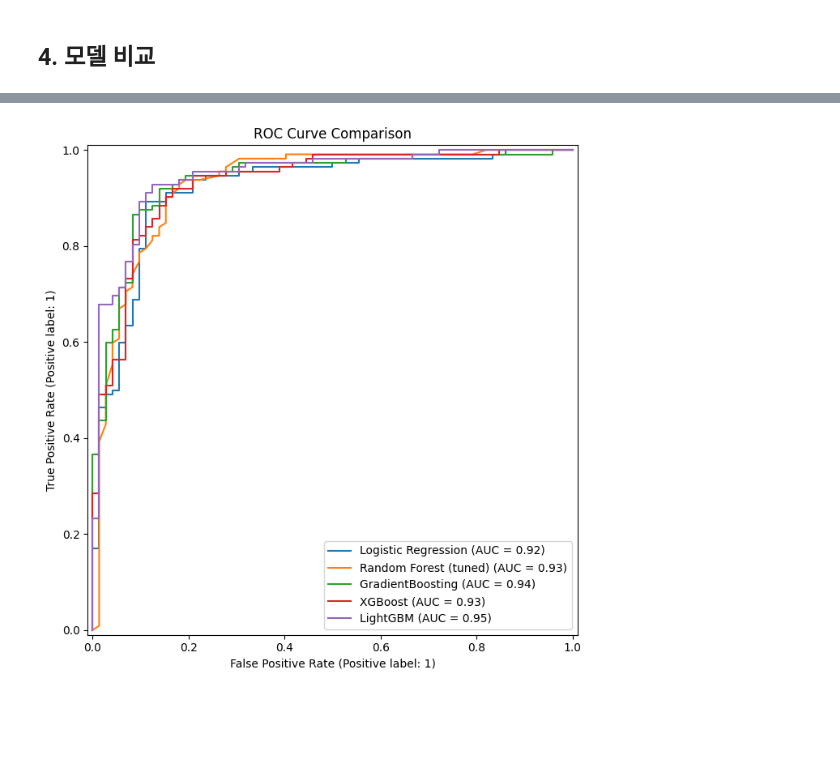
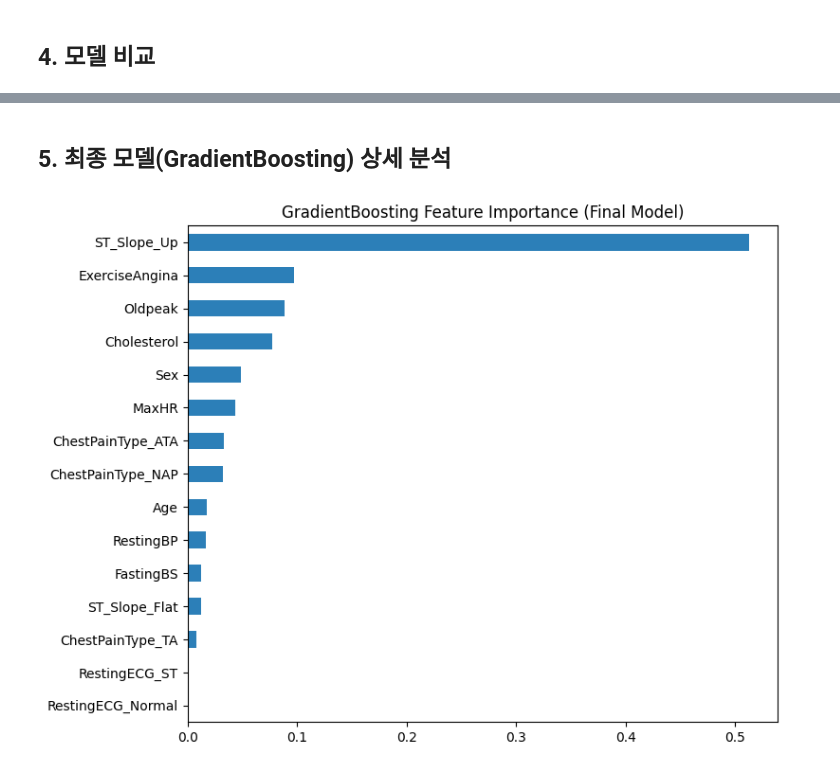
Before and after one commit to rhantj/Heart-Disease, a Jupyter notebook: heart_modeling.ipynb, the cells around one changed output, grey strips where cells are left out. Drawn from its saved outputs; the diff is of its cells as text; code cells hidden in the pictures; blank space fills up the shorter version.

```diff
--- a/heart_modeling.ipynb
+++ b/heart_modeling.ipynb
@@ -272,17 +306,15 @@ plt.show()
-# %%
-all_probas = {
-    'Logistic Regression': y_proba_lr,
-    'Random Forest (tuned)': y_proba_rf_best,
-    **{name: res['y_proba'] for name, res in boosting_results.items()},
-}
-
-fig, ax = plt.subplots(figsize=(7, 7))
-for name, proba in all_probas.items():
-    true_y = y_test_lr if name == 'Logistic Regression' else y_test_rf
-    RocCurveDisplay.from_predictions(true_y, proba, ax=ax, name=name)
-ax.set_title('ROC Curve Comparison')
-plt.tight_layout()
-plt.savefig('output/heart-figures/roc_curve_comparison.png', dpi=120)
-plt.show()
-# %% [output]
-[figure, removed]
+# %% [markdown]
+## 5. 최종 모델(GradientBoosting) 상세 분석
+# %%
+# 최종 채택 모델(GradientBoosting, 임상 목적상 누락/과잉검사 균형이 가장 우수)의 변수 중요도
+gb_best = boosting_results['GradientBoosting']['model']
+gb_importance = pd.Series(gb_best.feature_importances_, index=X_train_rf.columns).sort_values()
+
+plt.figure(figsize=(8, 6))
+gb_importance.plot(kind='barh', color='#2c7fb8')
+plt.title('GradientBoosting Feature Importance (Final Model)')
+plt.tight_layout()
+plt.savefig('output/heart-figures/gb_feature_importance.png', dpi=120)
+plt.show()
+# %% [output]
+[figure, added]
```
Also changed, not shown: parts of 6 cells of this notebook, 17 other files.
